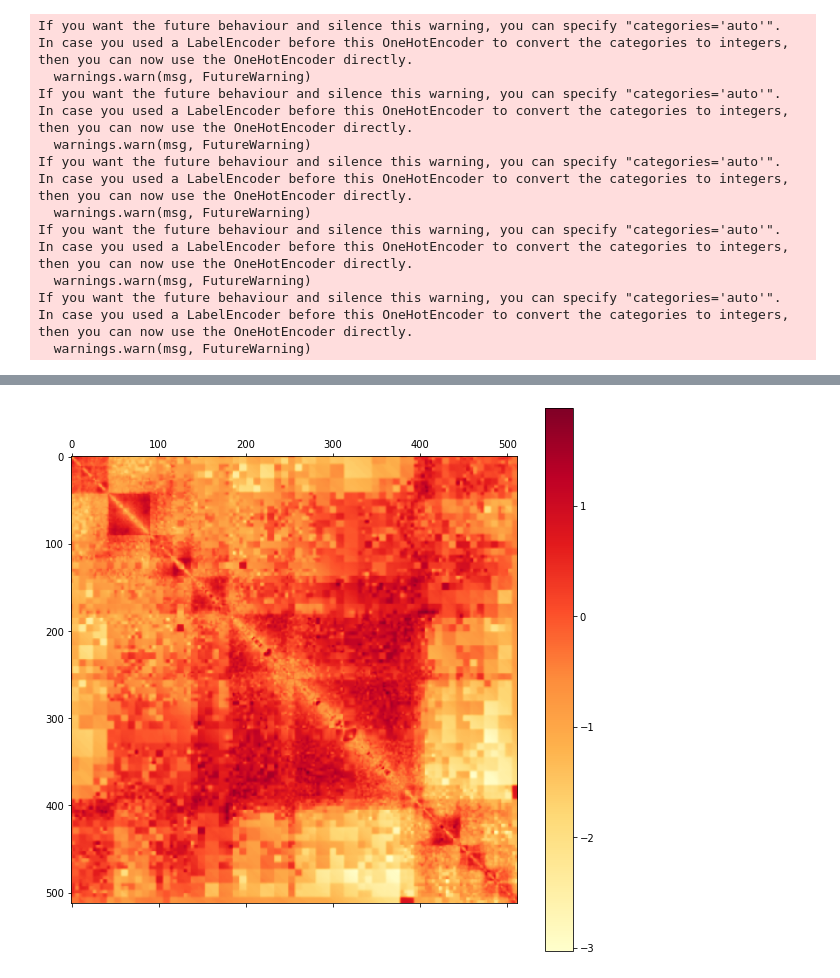
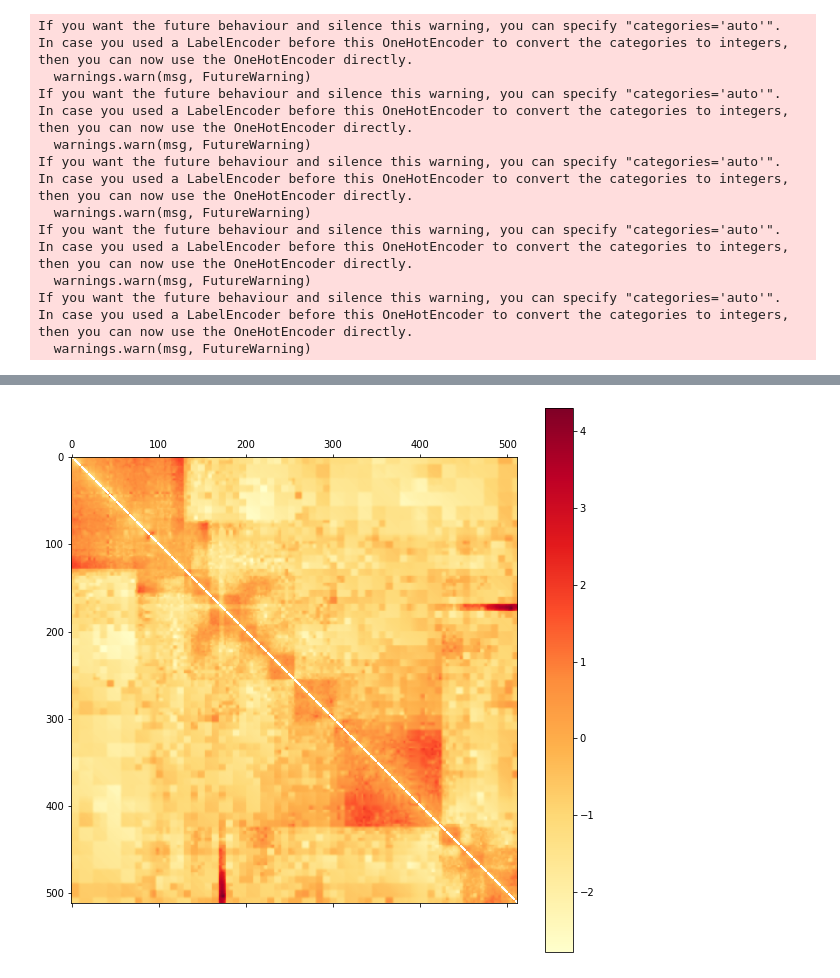
Before and after one commit to NeilAlishev/HiCPredictor, a Jupyter notebook: DeepHiCResearch.ipynb, the cells around one changed output, grey strips where cells are left out. Saved outputs shown, nothing was run; the diff lists cells and outputs as text; code cells hidden in the pictures.

```diff
--- a/DeepHiCResearch.ipynb
+++ b/DeepHiCResearch.ipynb
@@ -1054,8 +1066,7 @@ plot_hic(prediction_matrix)
-# %%
-asdf_hic = transform_hic(arr[526 * CONST:526 * (CONST + 1), 526 * CONST:526 * (CONST + 1)], arr_raw[526 * CONST:526 * (CONST + 1), 526 * CONST:526 * (CONST + 1)])
-plot_hic(asdf_hic[7:519, 7:519])
-# %% [output]
-[figure, removed]
+# %%
+plot_hic(from_upper_triu(test_y[CONST:(CONST+1), :, :]))
+# %% [output]
+[figure, added]
 # %%
 def from_upper_triu(vector_repr, matrix_len = 512, num_diags = 2):
     z = np.zeros((matrix_len,matrix_len))
```
Also changed, not shown: parts of 16 cells of this notebook.
